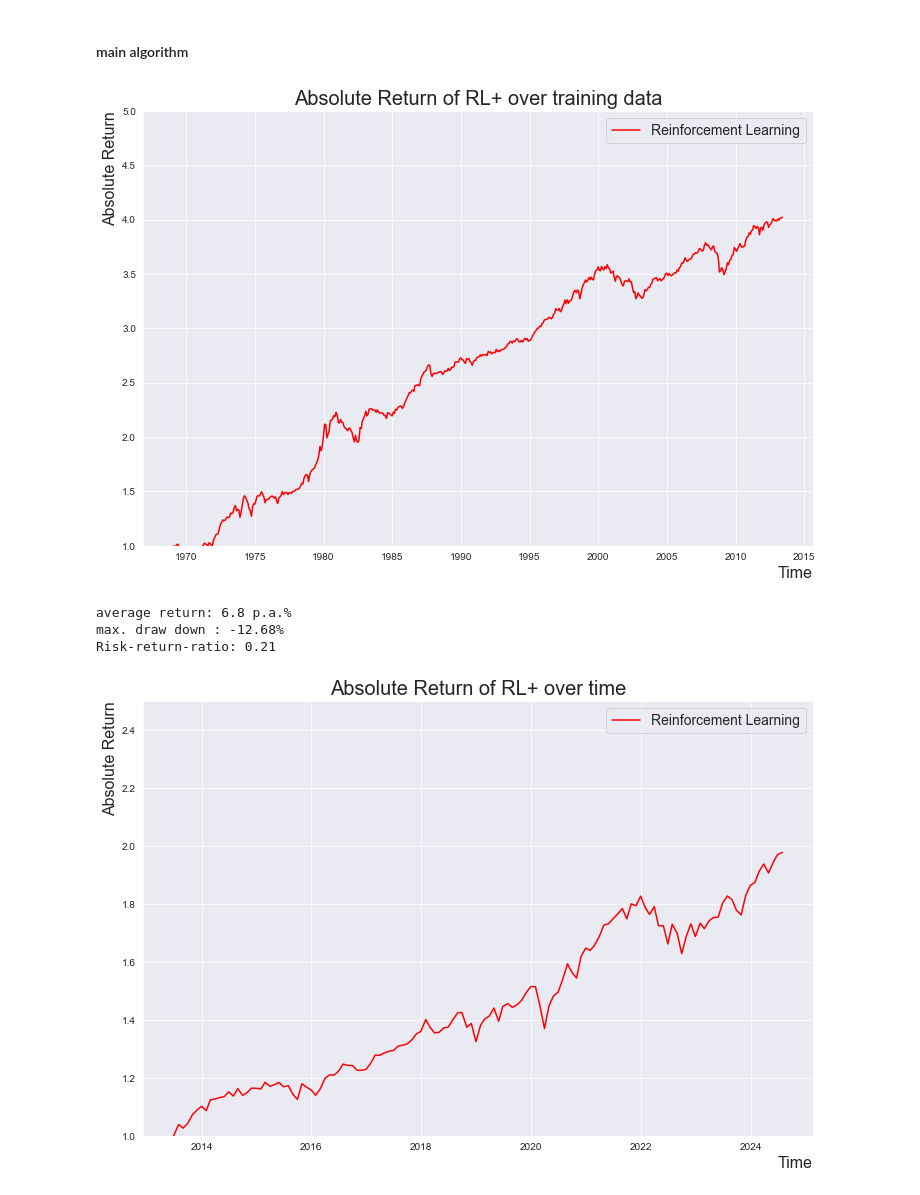
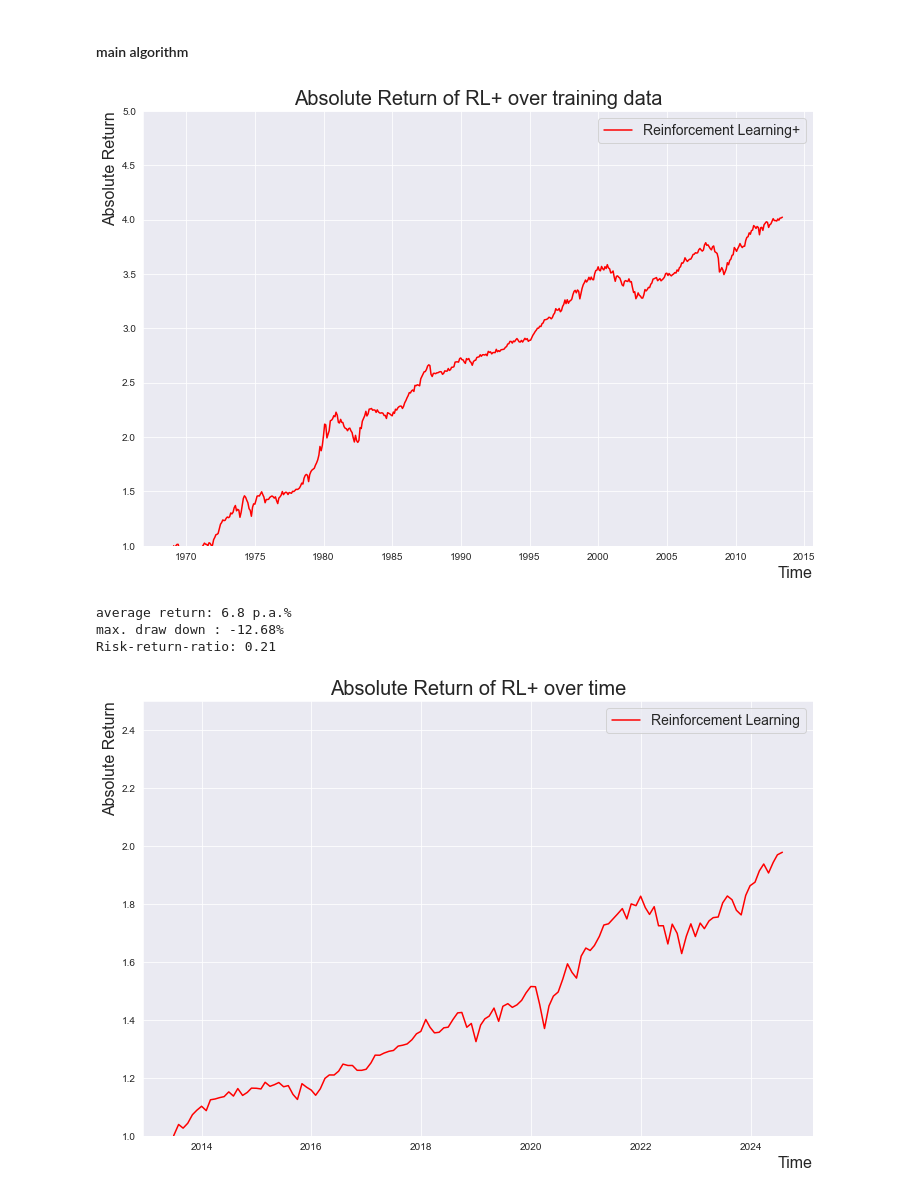
Before and after one commit to JohannesWinkler74/MSc_Thesis, a Jupyter notebook: DQN_target_network/DQN_target_network.ipynb, the cells around one changed output. Saved outputs shown, nothing was run; the diff lists cells and outputs as text; code cells hidden in the pictures.

```diff
--- a/DQN_target_network/DQN_target_network.ipynb
+++ b/DQN_target_network/DQN_target_network.ipynb
@@ -316,41 +310,41 @@ for i in range(1, data_all_assets_training.shape[0]):
     # get data for nn model
     state = pd.DataFrame(df_training_scaled).iloc[i,:].to_numpy().astype(float)
     q_values_target = target_net.forward(torch.from_numpy(state).float()) # q_values are action as well as they are probabilities
-    prob = q_values_target#softmax_function(q_values_target, temperature=temperature)
+    prob = q_values_target
 
     # store the weights of the portfolios
     probability = prob.detach().numpy()
     probability_corrected = np.array([probability[0]+(probability[0]/(probability[0]+probability[1]))*(probability[2]-0.25),probability[1]+(probability[1]/(probability[0]+probability[1]))*(probability[2]-0.25), 0.25])
 
     # store probabilities
     portfolio_rl.append(probability)
     portfolio_rl_corrected.append(probability_corrected)
 
 
     # calculate profit for RL
     profit_rl += perf_all_assets@prob.detach().numpy()
     profit_rl_corrected += perf_all_assets@probability_corrected
     profit_rl_list.append(profit_rl)
     profit_rl_list_corrected.append(profit_rl_corrected)
 
 # graphic display of performance over time
 sns.set_style('darkgrid')
 fig, ax = plt.subplots(figsize=(12, 8))
 x = df.index[0: split_obs ]
 #plt.plot(x, profit_ts_list, label = 'Thompson Sampling', color = 'green')
 #plt.plot(x, profit_mpt_list, label = 'Modern Portfolio Theory', color = 'darkblue')
 #plt.plot(x, profit_rl_list, label = 'Reinforcement Learning', color = 'red', linestyle='dashed')
-plt.plot(x, profit_rl_list_corrected, label = 'Reinforcement Learning', color = 'red')
+plt.plot(x, profit_rl_list_corrected, label = 'Reinforcement Learning+', color = 'red')
 plt.xlabel('Time', loc='right', fontsize=16)
 plt.ylabel('Absolute Return', loc='top', fontsize=16)
 plt.title('Absolute Return of RL+ over training data', fontsize=20)
 plt.legend(fontsize=14)
 plt.ylim(1,5)
 plt.show()
 plt.show()
 performance(profit_rl_list_corrected, num_of_days=(df.index[split_obs] - df.index[0]).days)
 # %% [output]
-[figure, old version]
+[figure, new version]
 average return: 6.8 p.a.%
 max. draw down : -12.68%
 Risk-return-ratio: 0.21
```
Also changed, not shown: parts of 8 cells of this notebook, 1 other file.
